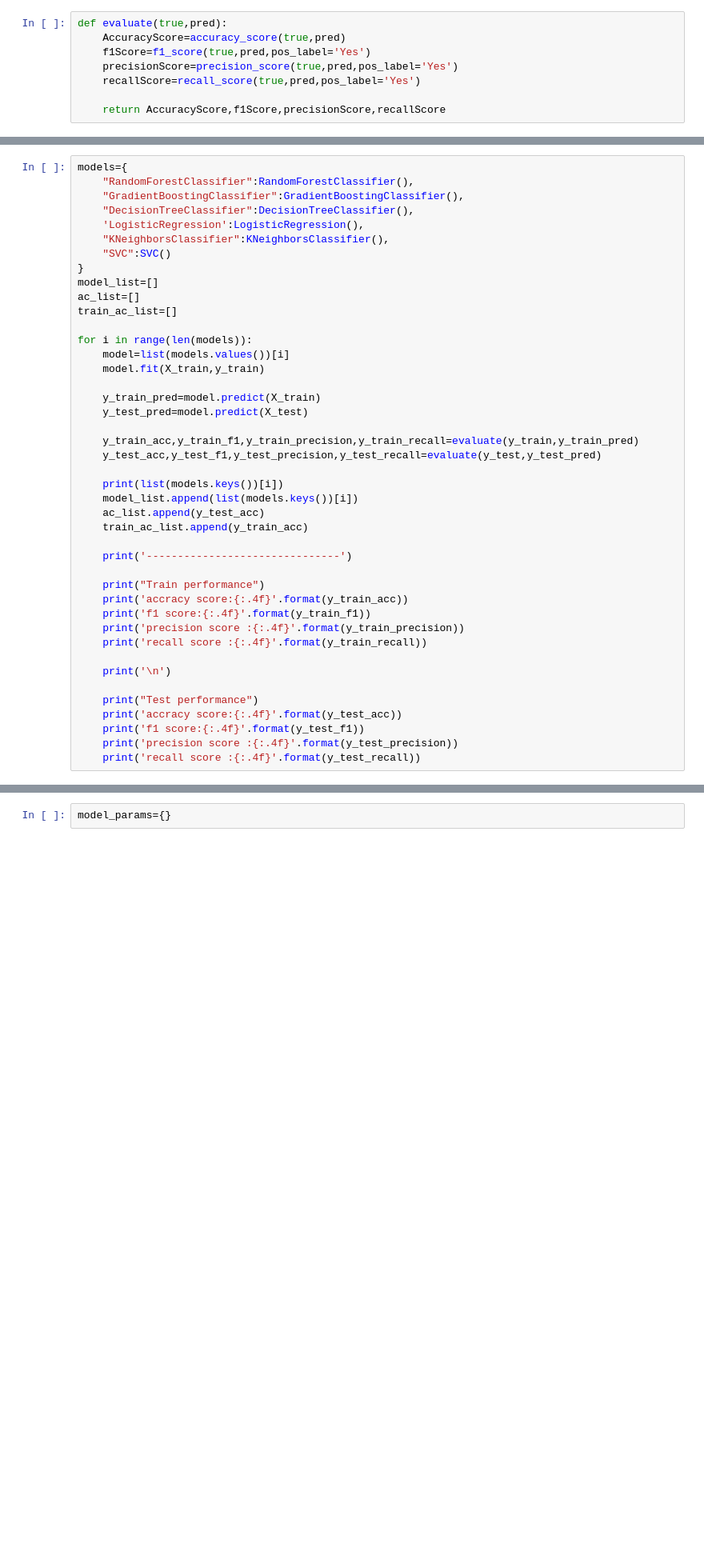
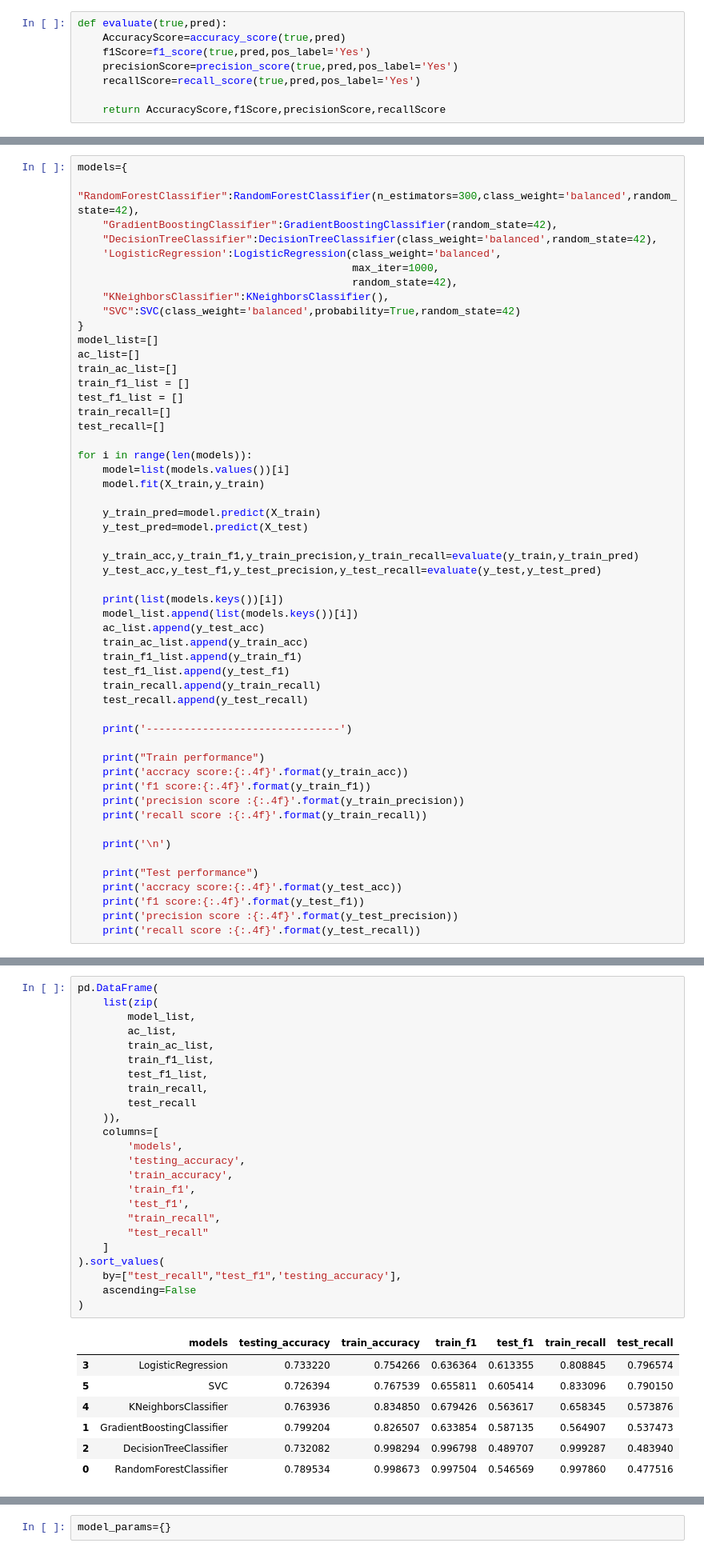
Before and after one commit to ashikhasanredoy/Customer-Churn-prediction, a Jupyter notebook: notebook/model_training.ipynb, the cells around one changed output, grey strips where cells are left out. Shown at 80% size. Drawn from its saved outputs; the diff is of its cells as text; blank space fills up the shorter version.

Commit message:
changed in the selecting model

```diff
--- a/notebook/model_training.ipynb
+++ b/notebook/model_training.ipynb
@@ -120,15 +83,21 @@ warnings.filterwarnings('ignore')
 # %%
 models={
-    "RandomForestClassifier":RandomForestClassifier(),
-    "GradientBoostingClassifier":GradientBoostingClassifier(),
-    "DecisionTreeClassifier":DecisionTreeClassifier(),
-    'LogisticRegression':LogisticRegression(),
+    "RandomForestClassifier":RandomForestClassifier(n_estimators=300,class_weight='balanced',random_state=42),
+    "GradientBoostingClassifier":GradientBoostingClassifier(random_state=42),
+    "DecisionTreeClassifier":DecisionTreeClassifier(class_weight='balanced',random_state=42),
+    'LogisticRegression':LogisticRegression(class_weight='balanced',
+                                            max_iter=1000,
+                                            random_state=42),
     "KNeighborsClassifier":KNeighborsClassifier(),
-    "SVC":SVC()
+    "SVC":SVC(class_weight='balanced',probability=True,random_state=42)
 }
 model_list=[]
 ac_list=[]
 train_ac_list=[]
+train_f1_list = []
+test_f1_list = []
+train_recall=[]
+test_recall=[]
 
 for i in range(len(models)):
     model=list(models.values())[i]
@@ -144,6 +113,10 @@ for i in range(len(models)):
     model_list.append(list(models.keys())[i])
     ac_list.append(y_test_acc)
     train_ac_list.append(y_train_acc)
+    train_f1_list.append(y_train_f1)
+    test_f1_list.append(y_test_f1)
+    train_recall.append(y_train_recall)
+    test_recall.append(y_test_recall)
 
     print('-------------------------------')
 
@@ -191 +154,33 @@ pd.DataFrame(list(zip(model_list,ac_list,train_ac_list)),columns=['models',"test
+# %%
+pd.DataFrame(
+    list(zip(
+        model_list,
+        ac_list,
+        train_ac_list,
+        train_f1_list,
+        test_f1_list,
+        train_recall,
+        test_recall
+    )),
+    columns=[
+        'models',
+        'testing_accuracy',
+        'train_accuracy',
+        'train_f1',
+        'test_f1',
+        "train_recall",
+        "test_recall"
+    ]
+).sort_values(
+    by=["test_recall","test_f1",'testing_accuracy'],
+    ascending=False
+)
+# %% [output]
+|  | models | testing_accuracy | train_accuracy | train_f1 | test_f1 | train_recall | test_recall |
+| 3 | LogisticRegression | 0.733220 | 0.754266 | 0.636364 | 0.613355 | 0.808845 | 0.796574 |
+| 5 | SVC | 0.726394 | 0.767539 | 0.655811 | 0.605414 | 0.833096 | 0.790150 |
+| 4 | KNeighborsClassifier | 0.763936 | 0.834850 | 0.679426 | 0.563617 | 0.658345 | 0.573876 |
+| 1 | GradientBoostingClassifier | 0.799204 | 0.826507 | 0.633854 | 0.587135 | 0.564907 | 0.537473 |
+| 2 | DecisionTreeClassifier | 0.732082 | 0.998294 | 0.996798 | 0.489707 | 0.999287 | 0.483940 |
+| 0 | RandomForestClassifier | 0.789534 | 0.998673 | 0.997504 | 0.546569 | 0.997860 | 0.477516 |
 # %%
```
Also changed, not shown: parts of 18 cells of this notebook, 1 other file.
